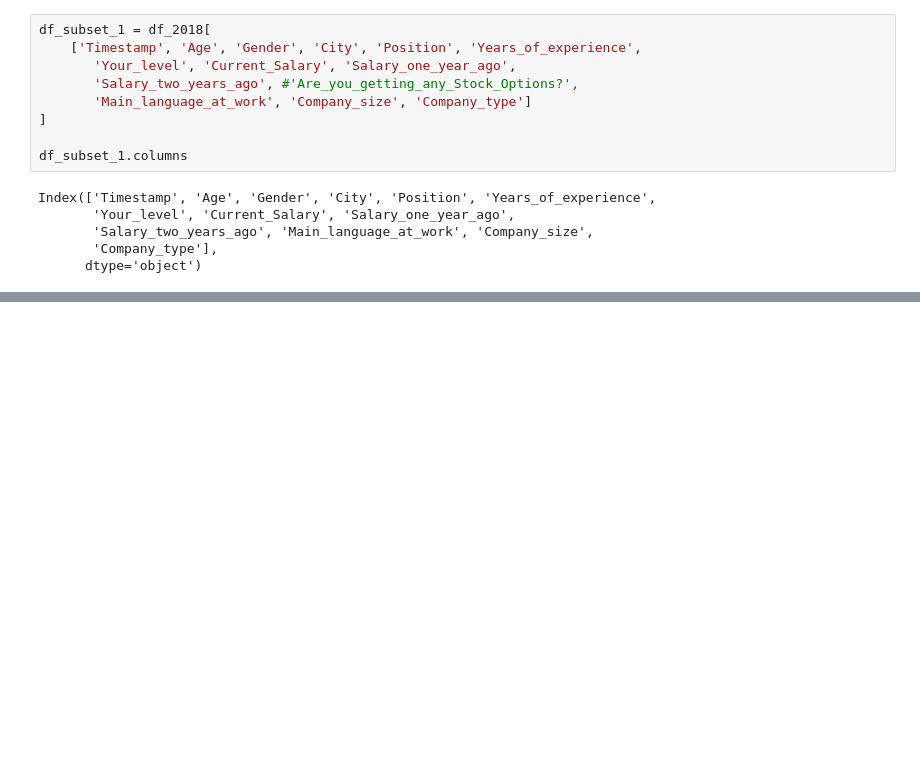
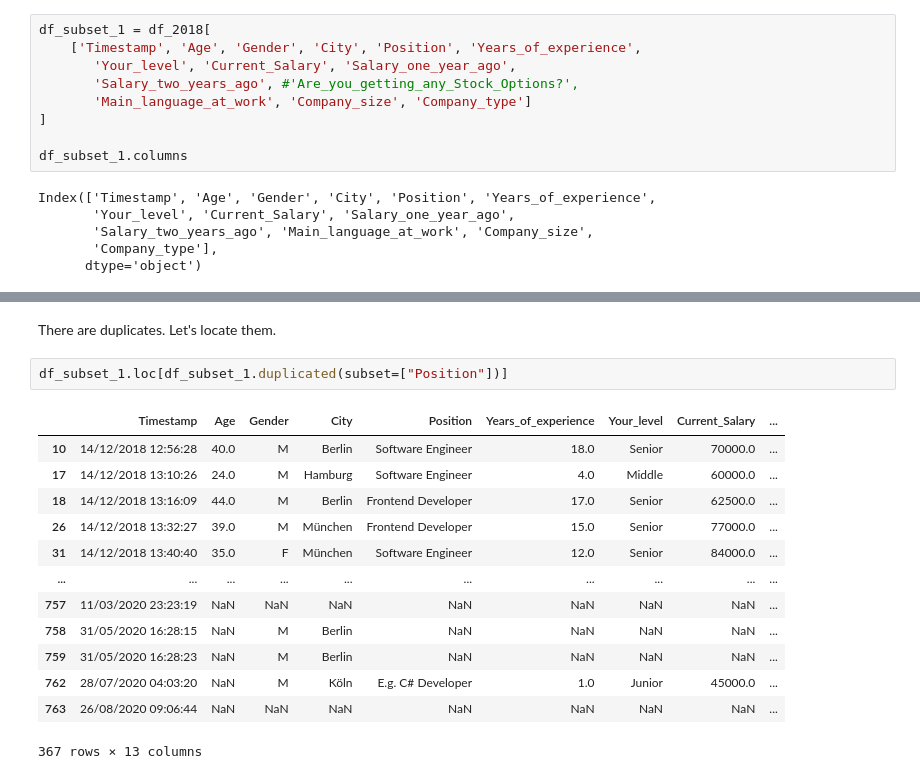
Before and after one commit to 0gregory0/EDA-attempt-1, a Jupyter notebook: MyEDA.ipynb, the cells around one changed output, grey strips where cells are left out. Saved outputs shown, nothing was run; the diff lists cells and outputs as text; blank space fills up the shorter version.

```diff
--- a/MyEDA.ipynb
+++ b/MyEDA.ipynb
@@ -355,0 +474,18 @@ Index(['Timestamp', 'Age', 'Gender', 'City', 'Position', 'Years_of_experience',
+# %% [markdown]
+There are duplicates. Let's locate them.
+# %%
+df_subset_1.loc[df_subset_1.duplicated(subset=["Position"])]
+# %% [output]
+|  | Timestamp | Age | Gender | City | Position | Years_of_experience | Your_level | Current_Salary | ... |
+| 10 | 14/12/2018 12:56:28 | 40.0 | M | Berlin | Software Engineer | 18.0 | Senior | 70000.0 | ... |
+| 17 | 14/12/2018 13:10:26 | 24.0 | M | Hamburg | Software Engineer | 4.0 | Middle | 60000.0 | ... |
+| 18 | 14/12/2018 13:16:09 | 44.0 | M | Berlin | Frontend Developer | 17.0 | Senior | 62500.0 | ... |
+| 26 | 14/12/2018 13:32:27 | 39.0 | M | München | Frontend Developer | 15.0 | Senior | 77000.0 | ... |
+| 31 | 14/12/2018 13:40:40 | 35.0 | F | München | Software Engineer | 12.0 | Senior | 84000.0 | ... |
+| ... | ... | ... | ... | ... | ... | ... | ... | ... | ... |
+| 757 | 11/03/2020 23:23:19 | NaN | NaN | NaN | NaN | NaN | NaN | NaN | ... |
+| 758 | 31/05/2020 16:28:15 | NaN | M | Berlin | NaN | NaN | NaN | NaN | ... |
+| 759 | 31/05/2020 16:28:23 | NaN | M | Berlin | NaN | NaN | NaN | NaN | ... |
+| 762 | 28/07/2020 04:03:20 | NaN | M | Köln | E.g. C# Developer | 1.0 | Junior | 45000.0 | ... |
+| 763 | 26/08/2020 09:06:44 | NaN | NaN | NaN | NaN | NaN | NaN | NaN | ... |
+367 rows × 13 columns
```
Also changed, not shown: parts of 19 cells of this notebook.
